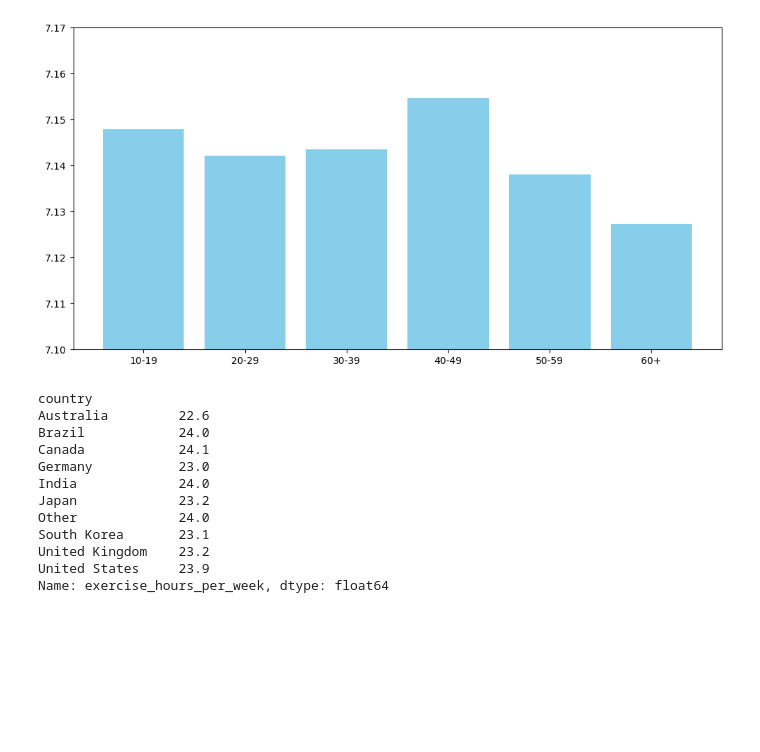
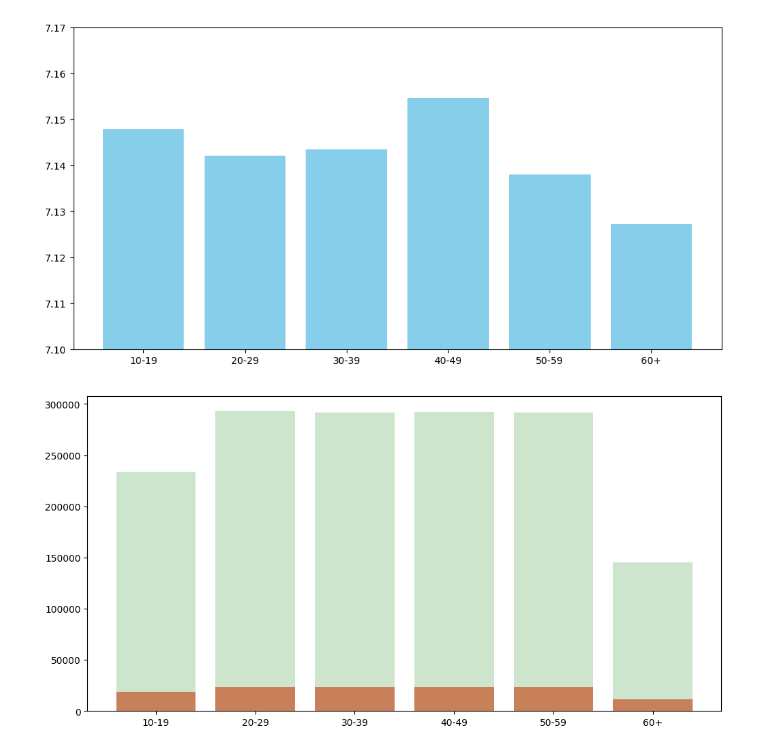
Before and after one commit to H3ytt0r62/SBD2-Social_Media_User_Analysis, a Jupyter notebook: Data layer/Raw/analytcs.ipynb, the cells around one changed output. Saved outputs shown, nothing was run; the diff lists cells and outputs as text; code cells hidden in the pictures; blank space fills up the shorter version.

```diff
--- a/Data layer/Raw/analytcs.ipynb
+++ b/Data layer/Raw/analytcs.ipynb
@@ -50,18 +50,13 @@ plt.show()
 # %% [output]
 [figure]
 # %%
-max = df_raw.groupby('country')['exercise_hours_per_week'].max()
-print(max)
+plt.figure(figsize=(12,6))
+df_raw['seden'] = df_raw['exercise_hours_per_week'] <= 2
+df_raw['seden_total'] = df_raw[df_raw['seden'] == True]['exercise_hours_per_week']
+idd_seden = df_raw.groupby('age_group')['seden_total'].count()
+plt.bar(idd_seden.index, idd_seden.values, color='salmon')
+idd_total = df_raw.groupby('age_group')['exercise_hours_per_week'].count()
+plt.bar(idd_total.index, idd_total.values, color='green', alpha=0.2)
+plt.show()
 # %% [output]
-country
-Australia         22.6
-Brazil            24.0
-Canada            24.1
-Germany           23.0
-India             24.0
-Japan             23.2
-Other             24.0
-South Korea       23.1
-United Kingdom    23.2
-United States     23.9
-Name: exercise_hours_per_week, dtype: float64
+[figure, added]
```
